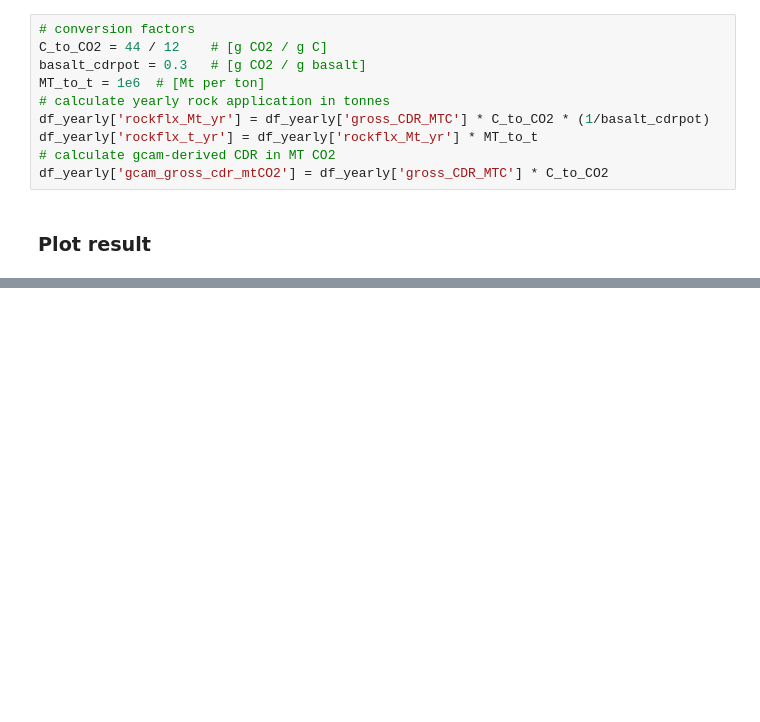
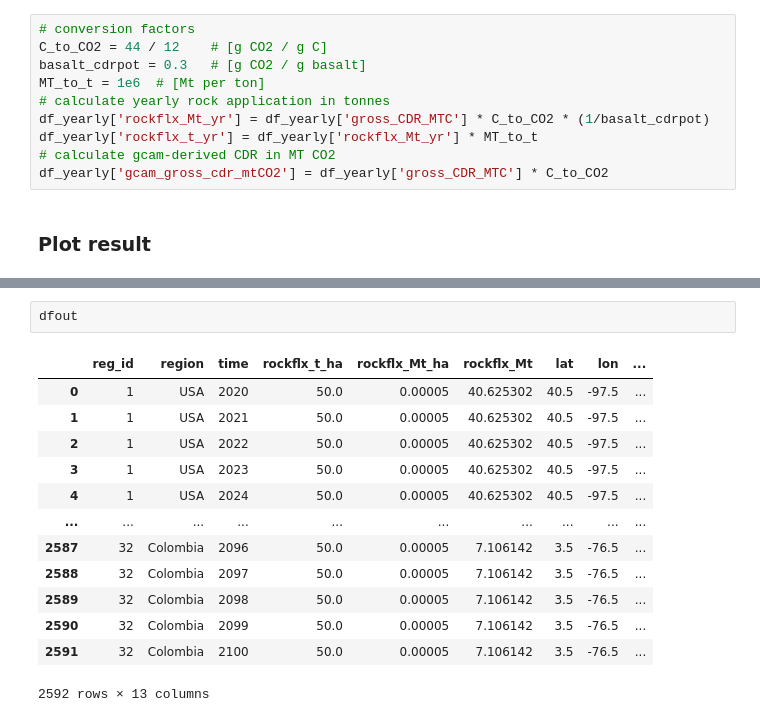
Before and after one commit to carbonplan/iam-rtm-compare, a Jupyter notebook: setup/dust/gcam/calculate-rock-fluxes-from-GCAM.ipynb, the cells around one changed output, grey strips where cells are left out. Drawn from its saved outputs; the diff is of its cells as text; blank space fills up the shorter version.

```diff
--- a/setup/dust/gcam/calculate-rock-fluxes-from-GCAM.ipynb
+++ b/setup/dust/gcam/calculate-rock-fluxes-from-GCAM.ipynb
@@ -446,0 +621,16 @@ Text(0.5, 1.0, 'Colombia')
+# %%
+dfout
+# %% [output]
+|  | reg_id | region | time | rockflx_t_ha | rockflx_Mt_ha | rockflx_Mt | lat | lon | ... |
+| 0 | 1 | USA | 2020 | 50.0 | 0.00005 | 40.625302 | 40.5 | -97.5 | ... |
+| 1 | 1 | USA | 2021 | 50.0 | 0.00005 | 40.625302 | 40.5 | -97.5 | ... |
+| 2 | 1 | USA | 2022 | 50.0 | 0.00005 | 40.625302 | 40.5 | -97.5 | ... |
+| 3 | 1 | USA | 2023 | 50.0 | 0.00005 | 40.625302 | 40.5 | -97.5 | ... |
+| 4 | 1 | USA | 2024 | 50.0 | 0.00005 | 40.625302 | 40.5 | -97.5 | ... |
+| ... | ... | ... | ... | ... | ... | ... | ... | ... | ... |
+| 2587 | 32 | Colombia | 2096 | 50.0 | 0.00005 | 7.106142 | 3.5 | -76.5 | ... |
+| 2588 | 32 | Colombia | 2097 | 50.0 | 0.00005 | 7.106142 | 3.5 | -76.5 | ... |
+| 2589 | 32 | Colombia | 2098 | 50.0 | 0.00005 | 7.106142 | 3.5 | -76.5 | ... |
+| 2590 | 32 | Colombia | 2099 | 50.0 | 0.00005 | 7.106142 | 3.5 | -76.5 | ... |
+| 2591 | 32 | Colombia | 2100 | 50.0 | 0.00005 | 7.106142 | 3.5 | -76.5 | ... |
+2592 rows × 13 columns
```
Also changed, not shown: parts of 32 cells of this notebook, 19 other files.
